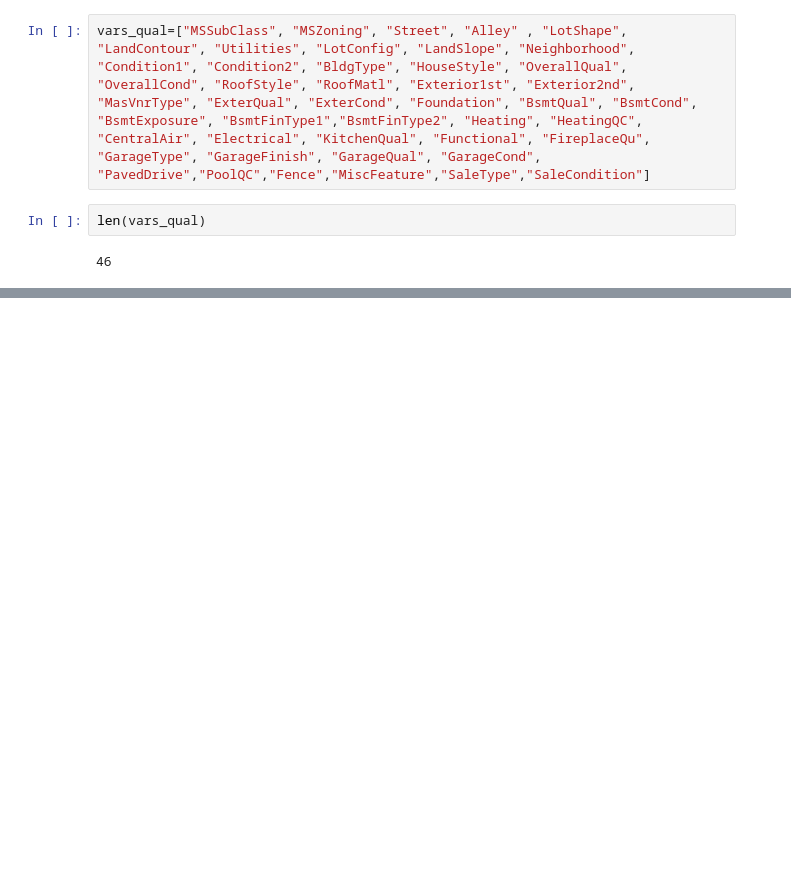
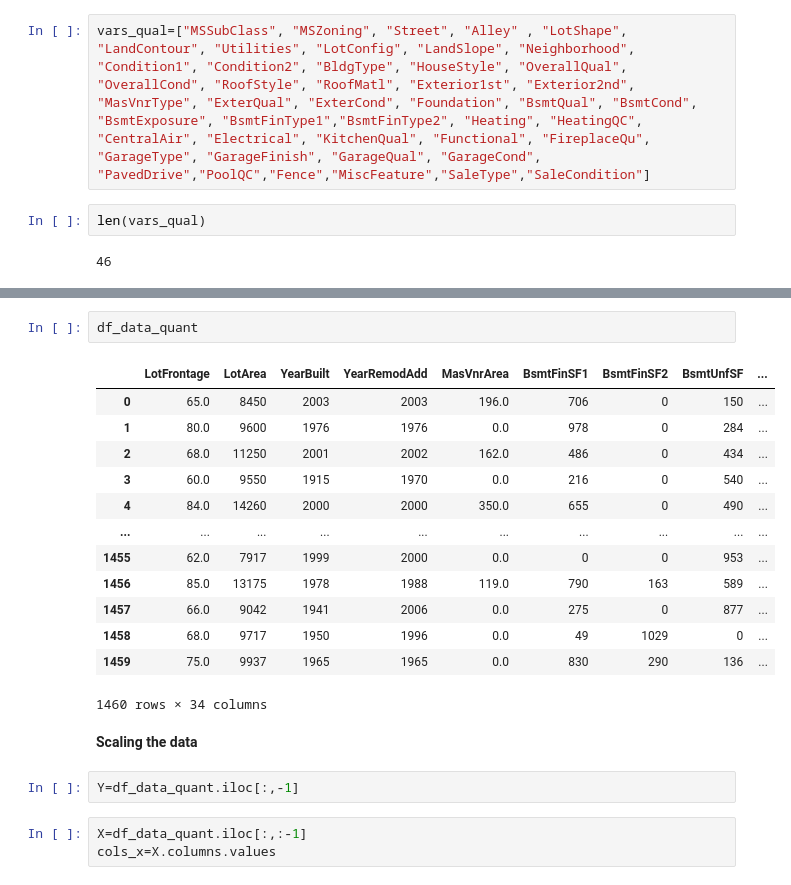
Before and after one commit to sameerkataria/Housing-Prices, a Jupyter notebook: Housing Prices Regression Final Project.ipynb, the cells around one changed output, grey strips where cells are left out. Cells and saved outputs as stored; diff of their text form; blank space fills up the shorter version.

```diff
--- a/Housing Prices Regression Final Project.ipynb
+++ b/Housing Prices Regression Final Project.ipynb
@@ -123,0 +230,23 @@ len(vars_qual)
+# %%
+df_data_quant
+# %% [output]
+|  | LotFrontage | LotArea | YearBuilt | YearRemodAdd | MasVnrArea | BsmtFinSF1 | BsmtFinSF2 | BsmtUnfSF | ... |
+| 0 | 65.0 | 8450 | 2003 | 2003 | 196.0 | 706 | 0 | 150 | ... |
+| 1 | 80.0 | 9600 | 1976 | 1976 | 0.0 | 978 | 0 | 284 | ... |
+| 2 | 68.0 | 11250 | 2001 | 2002 | 162.0 | 486 | 0 | 434 | ... |
+| 3 | 60.0 | 9550 | 1915 | 1970 | 0.0 | 216 | 0 | 540 | ... |
+| 4 | 84.0 | 14260 | 2000 | 2000 | 350.0 | 655 | 0 | 490 | ... |
+| ... | ... | ... | ... | ... | ... | ... | ... | ... | ... |
+| 1455 | 62.0 | 7917 | 1999 | 2000 | 0.0 | 0 | 0 | 953 | ... |
+| 1456 | 85.0 | 13175 | 1978 | 1988 | 119.0 | 790 | 163 | 589 | ... |
+| 1457 | 66.0 | 9042 | 1941 | 2006 | 0.0 | 275 | 0 | 877 | ... |
+| 1458 | 68.0 | 9717 | 1950 | 1996 | 0.0 | 49 | 1029 | 0 | ... |
+| 1459 | 75.0 | 9937 | 1965 | 1965 | 0.0 | 830 | 290 | 136 | ... |
+1460 rows × 34 columns
+# %% [markdown]
+__Scaling the data__
+# %%
+Y=df_data_quant.iloc[:,-1]
+# %%
+X=df_data_quant.iloc[:,:-1]
+cols_x=X.columns.values
```
Also changed, not shown: parts of 39 cells of this notebook.
